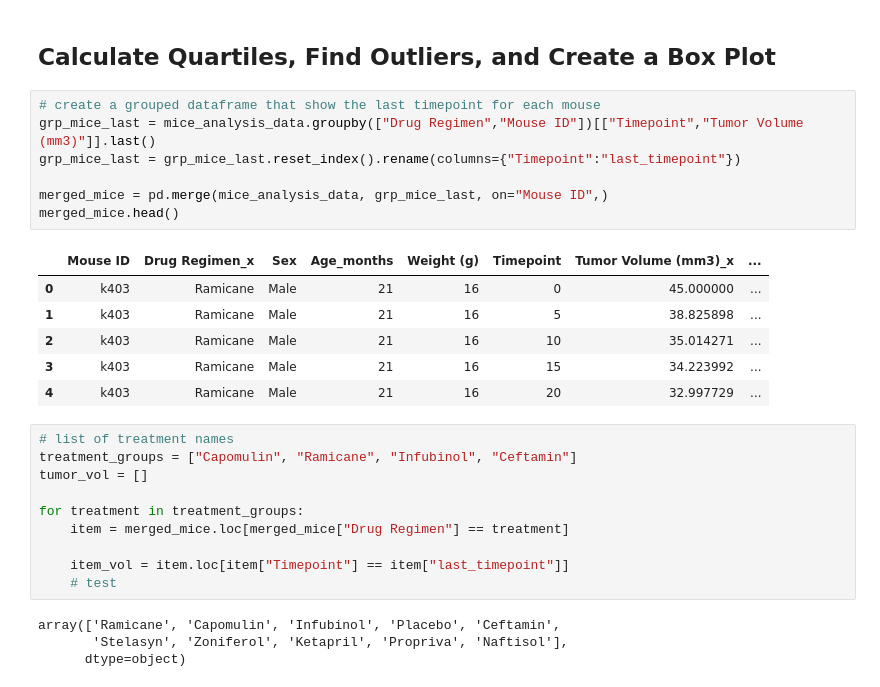
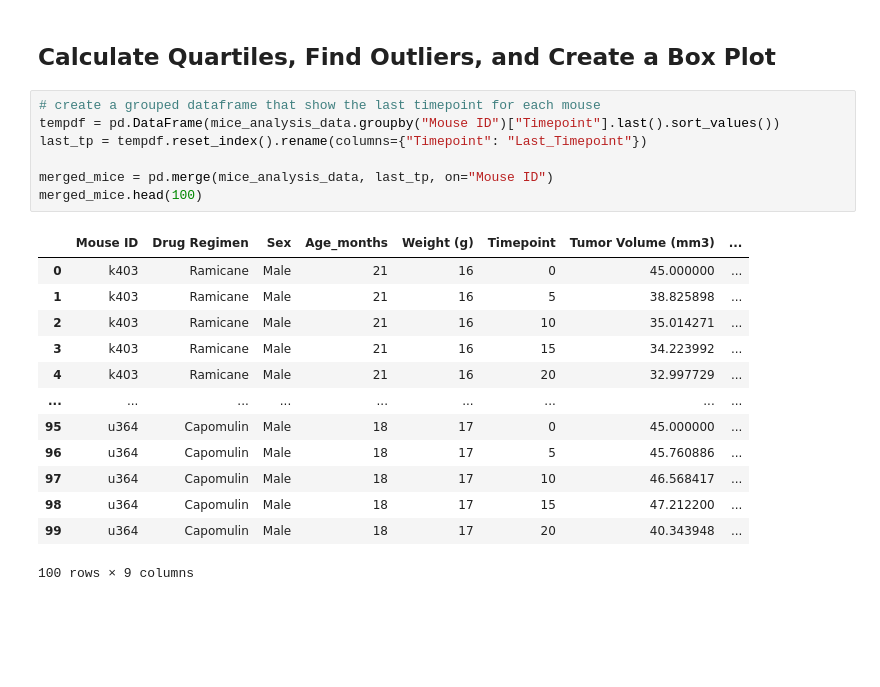
Before and after one commit to baronsgit/chart-challenge, a Jupyter notebook: Pymaceuticals/main.ipynb, the cells around one changed output. Cells and saved outputs as stored; diff of their text form; blank space fills up the shorter version.

```diff
--- a/Pymaceuticals/main.ipynb
+++ b/Pymaceuticals/main.ipynb
@@ -190,29 +190,22 @@ plt.close()
 ## Calculate Quartiles, Find Outliers, and Create a Box Plot
 # %%
 # create a grouped dataframe that show the last timepoint for each mouse
-grp_mice_last = mice_analysis_data.groupby(["Drug Regimen","Mouse ID"])[["Timepoint","Tumor Volume (mm3)"]].last()
-grp_mice_last = grp_mice_last.reset_index().rename(columns={"Timepoint":"last_timepoint"})
+tempdf = pd.DataFrame(mice_analysis_data.groupby("Mouse ID")["Timepoint"].last().sort_values())
+last_tp = tempdf.reset_index().rename(columns={"Timepoint": "Last_Timepoint"})
 
-merged_mice = pd.merge(mice_analysis_data, grp_mice_last, on="Mouse ID",)
-merged_mice.head()
+merged_mice = pd.merge(mice_analysis_data, last_tp, on="Mouse ID")
+merged_mice.head(100)
 # %% [output]
-|  | Mouse ID | Drug Regimen_x | Sex | Age_months | Weight (g) | Timepoint | Tumor Volume (mm3)_x | ... |
+|  | Mouse ID | Drug Regimen | Sex | Age_months | Weight (g) | Timepoint | Tumor Volume (mm3) | ... |
 | 0 | k403 | Ramicane | Male | 21 | 16 | 0 | 45.000000 | ... |
 | 1 | k403 | Ramicane | Male | 21 | 16 | 5 | 38.825898 | ... |
 | 2 | k403 | Ramicane | Male | 21 | 16 | 10 | 35.014271 | ... |
 | 3 | k403 | Ramicane | Male | 21 | 16 | 15 | 34.223992 | ... |
 | 4 | k403 | Ramicane | Male | 21 | 16 | 20 | 32.997729 | ... |
+| ... | ... | ... | ... | ... | ... | ... | ... | ... |
+| 95 | u364 | Capomulin | Male | 18 | 17 | 0 | 45.000000 | ... |
+| 96 | u364 | Capomulin | Male | 18 | 17 | 5 | 45.760886 | ... |
+| 97 | u364 | Capomulin | Male | 18 | 17 | 10 | 46.568417 | ... |
+| 98 | u364 | Capomulin | Male | 18 | 17 | 15 | 47.212200 | ... |
+| 99 | u364 | Capomulin | Male | 18 | 17 | 20 | 40.343948 | ... |
+100 rows × 9 columns
-# %%
-# list of treatment names
-treatment_groups = ["Capomulin", "Ramicane", "Infubinol", "Ceftamin"]
-tumor_vol = []
-
-for treatment in treatment_groups:
-    item = merged_mice.loc[merged_mice["Drug Regimen"] == treatment]
-
-    item_vol = item.loc[item["Timepoint"] == item["last_timepoint"]]
-    # test
-# %% [output]
-array(['Ramicane', 'Capomulin', 'Infubinol', 'Placebo', 'Ceftamin',
-       'Stelasyn', 'Zoniferol', 'Ketapril', 'Propriva', 'Naftisol'],
-      dtype=object)
```
Also changed, not shown: parts of 8 cells of this notebook.
